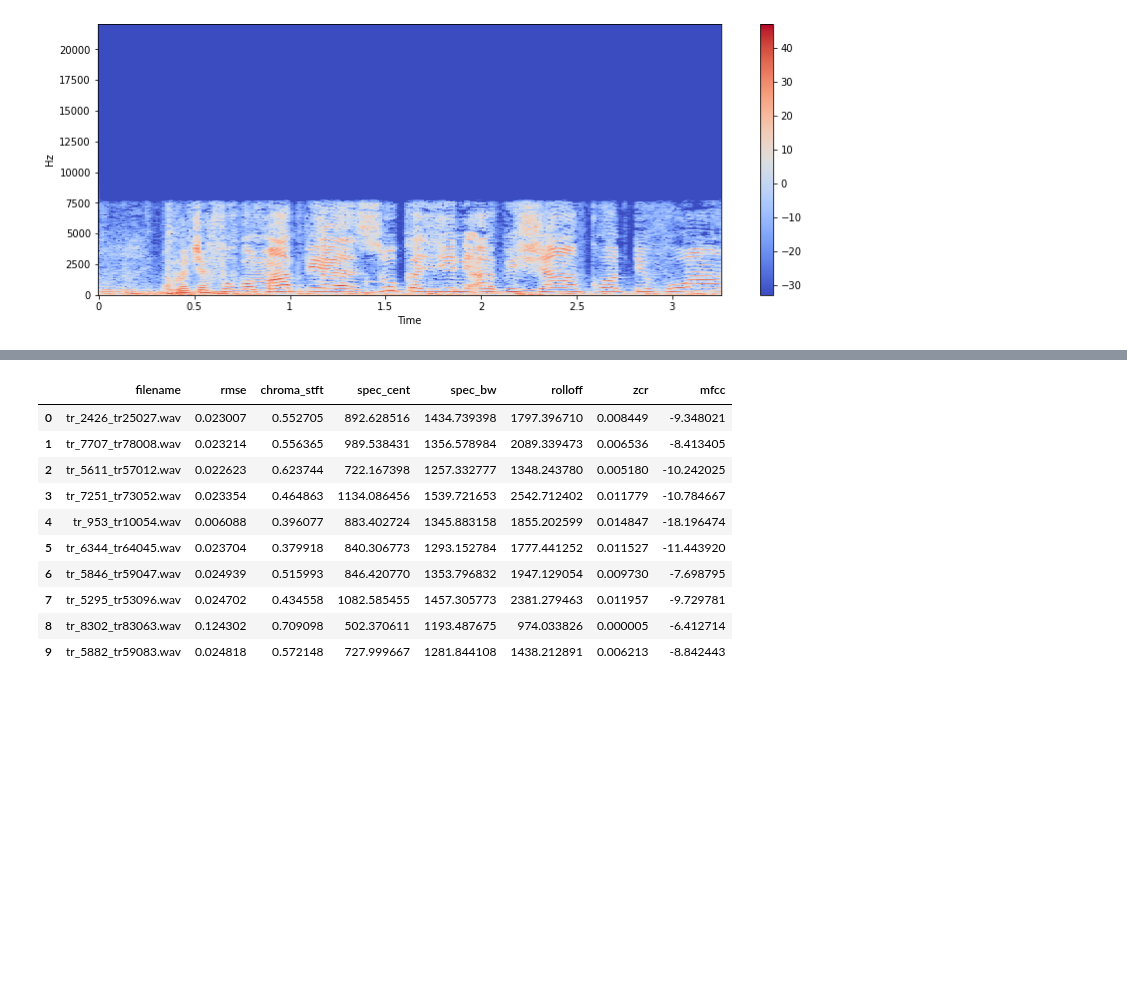
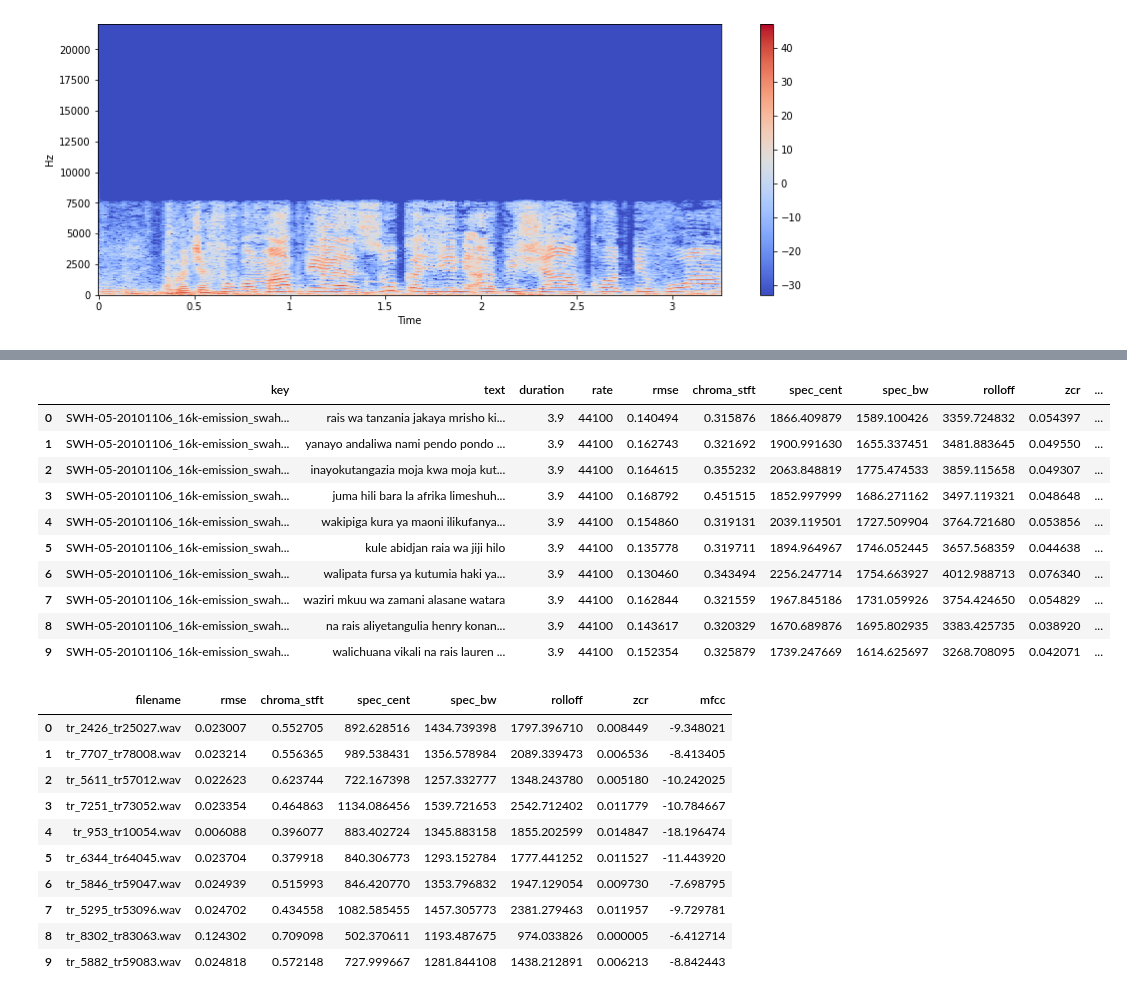
Before and after one commit to tutorialcreation/nlp_swahili_amharic, a Jupyter notebook: notebooks/Audio_preprocessing.ipynb, the cells around one changed output, grey strips where cells are left out. Cells and saved outputs as stored; diff of their text form; code cells hidden in the pictures; blank space fills up the shorter version.

Commit message:
saved the amharic and swahili datasets

```diff
--- a/notebooks/Audio_preprocessing.ipynb
+++ b/notebooks/Audio_preprocessing.ipynb
@@ -281,24 +298,3 @@ eda.plot_spectrogram_feature(spe_samples)
 eda.sound_plots(audio,rate,'specshow')
 # %% [output]
 [figure]
-# %%
-def store_audio_features(path=None):
-    data = []
-    amharic_path = '../data/amharic_train_wav/'
-    for filename in os.listdir(amharic_path)[0:10]:
-        y, sr = librosa.load(amharic_path+filename, mono=False)
-        lc = {
-            "filename":filename,
-            "rmse":np.mean(librosa.feature.rms(y=y)),
-            "chroma_stft":np.mean(librosa.feature.chroma_stft(y=y, sr=sr)),
-            "spec_cent":np.mean(librosa.feature.spectral_centroid(y=y, sr=sr)),
-            "spec_bw":np.mean(librosa.feature.spectral_bandwidth(y=y, sr=sr)),
-            "rolloff":np.mean(librosa.feature.spectral_rolloff(y=y, sr=sr)),
-            "zcr":np.mean(librosa.feature.zero_crossing_rate(y)),
-            "mfcc":np.mean(librosa.feature.mfcc(y=y, sr=sr))
-        }
-        data.append(lc)
-
-
-    df = pd.DataFrame(data)
-    return df
@@ -305,3 +319,37 @@ def store_audio_features(path=None):
+# %%
+audio_rates=[]
+for recording in amharic_recordings:
+    audio,rate,_ = recording
+    audio_rates.append((audio,rate))
+data = []
+for audio,rate in audio_rates:
+    data.append(store_audio_features(audio,rate))
+amharic = pd.DataFrame(data)
+amharic_df = pd.concat([amharic_data_df,amharic],axis=1)
+# %%
+audio_rates=[]
+for recording in swahili_recordings:
+    audio,rate,_ = recording
+    audio_rates.append((audio,rate))
+data = []
+for audio,rate in audio_rates:
+    data.append(store_audio_features(audio,rate))
+swahili = pd.DataFrame(data)
+swahili_df = pd.concat([swahili_data_df,swahili],axis=1)
+# %%
+swahili_df
+# %% [output]
+|  | key | text | duration | rate | rmse | chroma_stft | spec_cent | spec_bw | rolloff | zcr | ... |
+| 0 | SWH-05-20101106_16k-emission_swah... | rais wa tanzania jakaya mrisho ki... | 3.9 | 44100 | 0.140494 | 0.315876 | 1866.409879 | 1589.100426 | 3359.724832 | 0.054397 | ... |
+| 1 | SWH-05-20101106_16k-emission_swah... | yanayo andaliwa nami pendo pondo ... | 3.9 | 44100 | 0.162743 | 0.321692 | 1900.991630 | 1655.337451 | 3481.883645 | 0.049550 | ... |
+| 2 | SWH-05-20101106_16k-emission_swah... | inayokutangazia moja kwa moja kut... | 3.9 | 44100 | 0.164615 | 0.355232 | 2063.848819 | 1775.474533 | 3859.115658 | 0.049307 | ... |
+| 3 | SWH-05-20101106_16k-emission_swah... | juma hili bara la afrika limeshuh... | 3.9 | 44100 | 0.168792 | 0.451515 | 1852.997999 | 1686.271162 | 3497.119321 | 0.048648 | ... |
+| 4 | SWH-05-20101106_16k-emission_swah... | wakipiga kura ya maoni ilikufanya... | 3.9 | 44100 | 0.154860 | 0.319131 | 2039.119501 | 1727.509904 | 3764.721680 | 0.053856 | ... |
+| 5 | SWH-05-20101106_16k-emission_swah... | kule abidjan raia wa jiji hilo | 3.9 | 44100 | 0.135778 | 0.319711 | 1894.964967 | 1746.052445 | 3657.568359 | 0.044638 | ... |
+| 6 | SWH-05-20101106_16k-emission_swah... | walipata fursa ya kutumia haki ya... | 3.9 | 44100 | 0.130460 | 0.343494 | 2256.247714 | 1754.663927 | 4012.988713 | 0.076340 | ... |
+| 7 | SWH-05-20101106_16k-emission_swah... | waziri mkuu wa zamani alasane watara | 3.9 | 44100 | 0.162844 | 0.321559 | 1967.845186 | 1731.059926 | 3754.424650 | 0.054829 | ... |
+| 8 | SWH-05-20101106_16k-emission_swah... | na rais aliyetangulia henry konan... | 3.9 | 44100 | 0.143617 | 0.320329 | 1670.689876 | 1695.802935 | 3383.425735 | 0.038920 | ... |
+| 9 | SWH-05-20101106_16k-emission_swah... | walichuana vikali na rais lauren ... | 3.9 | 44100 | 0.152354 | 0.325879 | 1739.247669 | 1614.625697 | 3268.708095 | 0.042071 | ... |
 # %%
 df = store_audio_features()
 # %%
```
Also changed, not shown: parts of 20 cells of this notebook, 2 other files.
